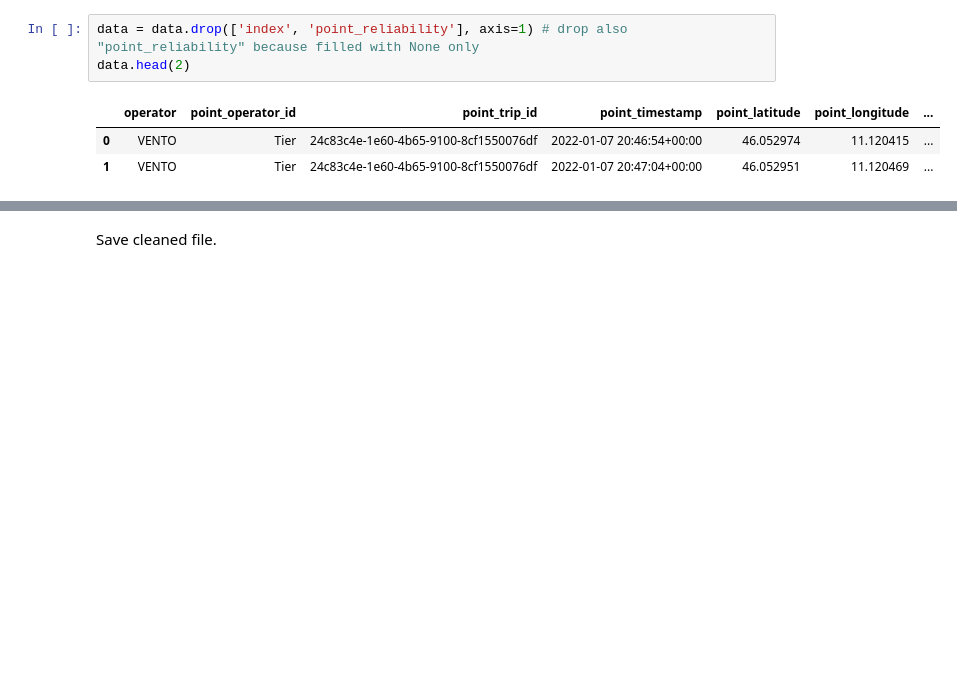
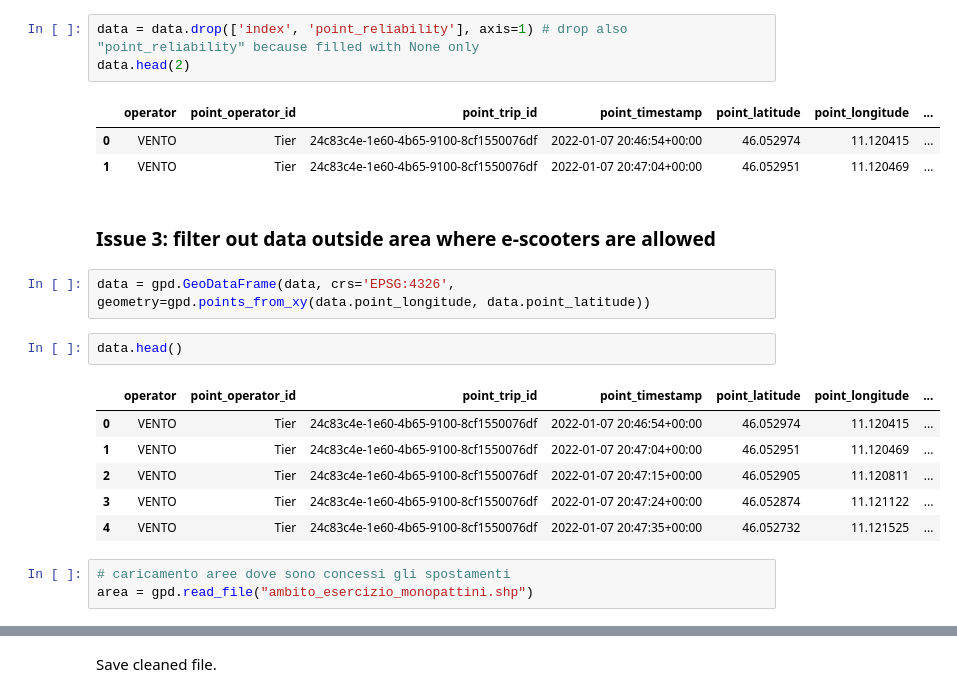
Before and after one commit to dclfbk/escooter_trento, a Jupyter notebook: code/0_clean_data.ipynb, the cells around one changed output, grey strips where cells are left out. Saved outputs shown, nothing was run; the diff lists cells and outputs as text; blank space fills up the shorter version.

```diff
--- a/code/0_clean_data.ipynb
+++ b/code/0_clean_data.ipynb
@@ -119,3 +160,19 @@ data.head(2)
 |  | operator | point_operator_id | point_trip_id | point_timestamp | point_latitude | point_longitude | ... |
 | 0 | VENTO | Tier | 24c83c4e-1e60-4b65-9100-8cf1550076df | 2022-01-07 20:46:54+00:00 | 46.052974 | 11.120415 | ... |
 | 1 | VENTO | Tier | 24c83c4e-1e60-4b65-9100-8cf1550076df | 2022-01-07 20:47:04+00:00 | 46.052951 | 11.120469 | ... |
+# %% [markdown]
+### Issue 3: filter out data outside area where e-scooters are allowed
+# %%
+data = gpd.GeoDataFrame(data, crs='EPSG:4326', geometry=gpd.points_from_xy(data.point_longitude, data.point_latitude))
+# %%
+data.head()
+# %% [output]
+|  | operator | point_operator_id | point_trip_id | point_timestamp | point_latitude | point_longitude | ... |
+| 0 | VENTO | Tier | 24c83c4e-1e60-4b65-9100-8cf1550076df | 2022-01-07 20:46:54+00:00 | 46.052974 | 11.120415 | ... |
+| 1 | VENTO | Tier | 24c83c4e-1e60-4b65-9100-8cf1550076df | 2022-01-07 20:47:04+00:00 | 46.052951 | 11.120469 | ... |
+| 2 | VENTO | Tier | 24c83c4e-1e60-4b65-9100-8cf1550076df | 2022-01-07 20:47:15+00:00 | 46.052905 | 11.120811 | ... |
+| 3 | VENTO | Tier | 24c83c4e-1e60-4b65-9100-8cf1550076df | 2022-01-07 20:47:24+00:00 | 46.052874 | 11.121122 | ... |
+| 4 | VENTO | Tier | 24c83c4e-1e60-4b65-9100-8cf1550076df | 2022-01-07 20:47:35+00:00 | 46.052732 | 11.121525 | ... |
+# %%
+# caricamento aree dove sono concessi gli spostamenti
+area = gpd.read_file("ambito_esercizio_monopattini.shp")
```
Also changed, not shown: parts of 23 cells of this notebook, 2 other files.
